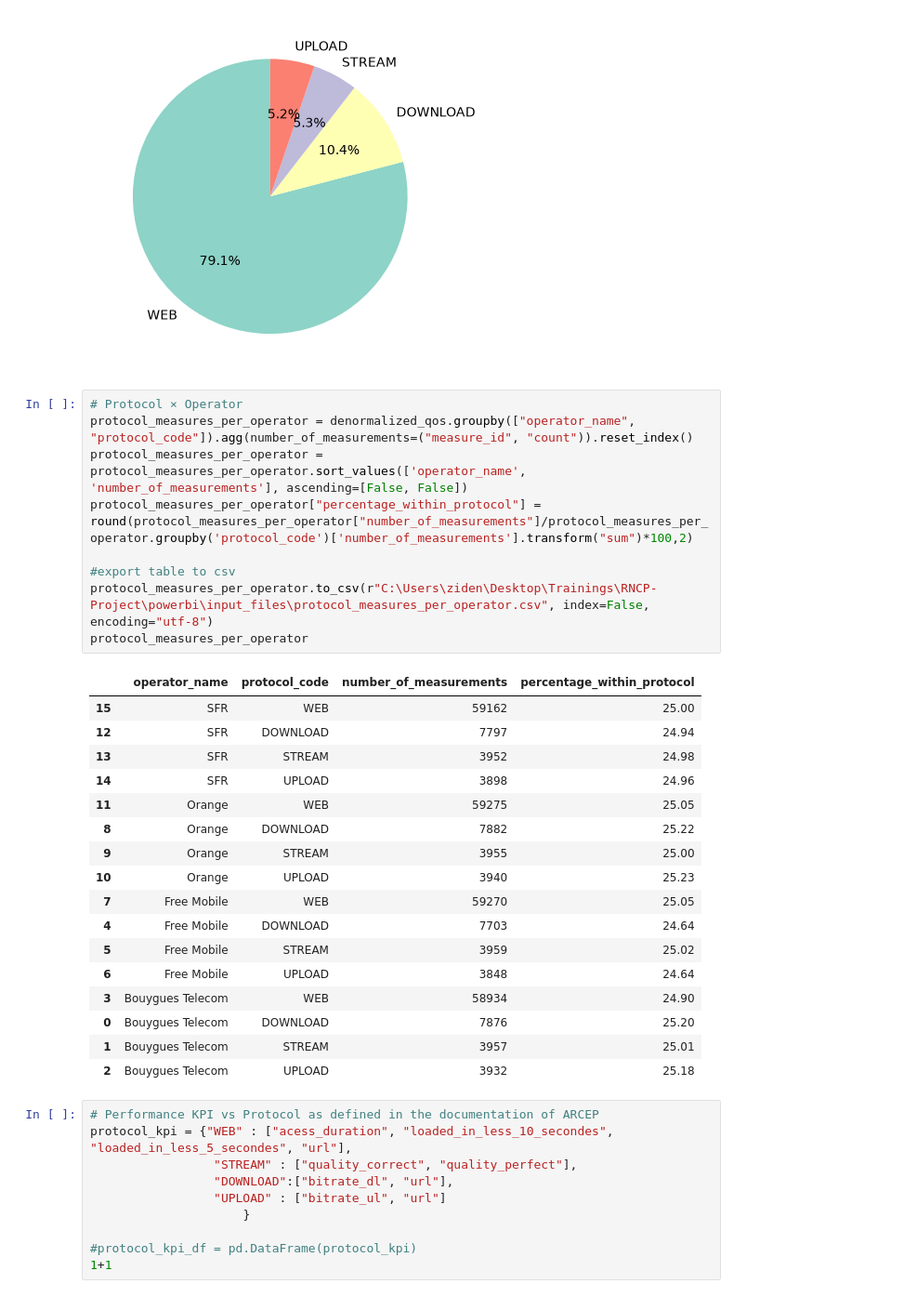
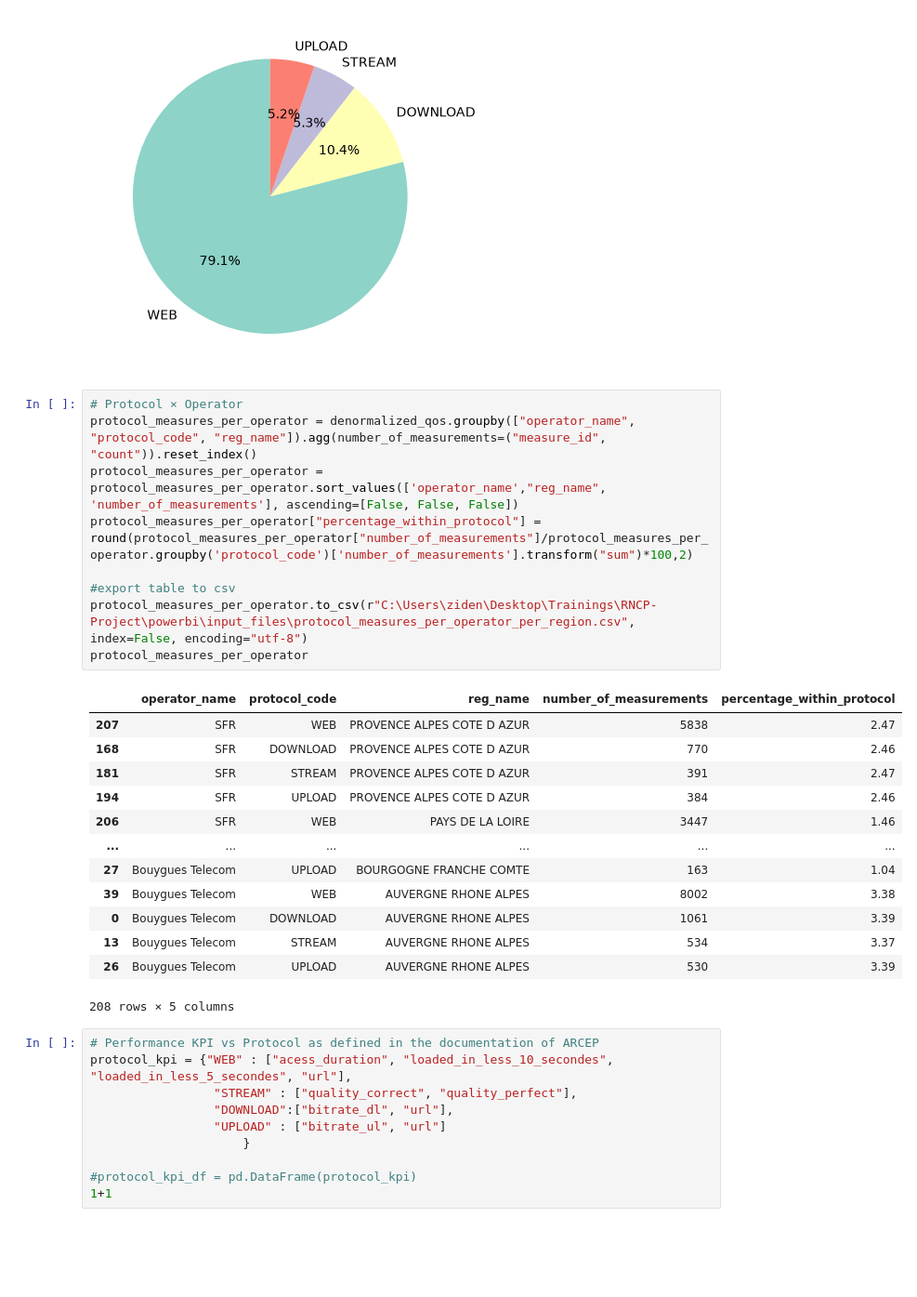
Before and after one commit to zidene306/RNCP-Project, a Jupyter notebook: notebooks/eda_and_insights.ipynb, the cells around one changed output. Shown at 93% size. Cells and saved outputs as stored; diff of their text form; blank space fills up the shorter version.

```diff
--- a/notebooks/eda_and_insights.ipynb
+++ b/notebooks/eda_and_insights.ipynb
@@ -73,31 +73,27 @@ Name: count, dtype: int64
 [figure]
 # %%
 # Protocol × Operator
-protocol_measures_per_operator = denormalized_qos.groupby(["operator_name", "protocol_code"]).agg(number_of_measurements=("measure_id", "count")).reset_index()
-protocol_measures_per_operator = protocol_measures_per_operator.sort_values(['operator_name', 'number_of_measurements'], ascending=[False, False])
+protocol_measures_per_operator = denormalized_qos.groupby(["operator_name", "protocol_code", "reg_name"]).agg(number_of_measurements=("measure_id", "count")).reset_index()
+protocol_measures_per_operator = protocol_measures_per_operator.sort_values(['operator_name',"reg_name", 'number_of_measurements'], ascending=[False, False, False])
 protocol_measures_per_operator["percentage_within_protocol"] = round(protocol_measures_per_operator["number_of_measurements"]/protocol_measures_per_operator.groupby('protocol_code')['number_of_measurements'].transform("sum")*100,2)
 
 #export table to csv
-protocol_measures_per_operator.to_csv(r"C:\Users\ziden\Desktop\Trainings\RNCP-Project\powerbi\input_files\protocol_measures_per_operator.csv", index=False, encoding="utf-8")
+protocol_measures_per_operator.to_csv(r"C:\Users\ziden\Desktop\Trainings\RNCP-Project\powerbi\input_files\protocol_measures_per_operator_per_region.csv", index=False, encoding="utf-8")
 protocol_measures_per_operator
 # %% [output]
-|  | operator_name | protocol_code | number_of_measurements | percentage_within_protocol |
-| 15 | SFR | WEB | 59162 | 25.00 |
-| 12 | SFR | DOWNLOAD | 7797 | 24.94 |
-| 13 | SFR | STREAM | 3952 | 24.98 |
-| 14 | SFR | UPLOAD | 3898 | 24.96 |
-| 11 | Orange | WEB | 59275 | 25.05 |
-| 8 | Orange | DOWNLOAD | 7882 | 25.22 |
-| 9 | Orange | STREAM | 3955 | 25.00 |
-| 10 | Orange | UPLOAD | 3940 | 25.23 |
-| 7 | Free Mobile | WEB | 59270 | 25.05 |
-| 4 | Free Mobile | DOWNLOAD | 7703 | 24.64 |
-| 5 | Free Mobile | STREAM | 3959 | 25.02 |
-| 6 | Free Mobile | UPLOAD | 3848 | 24.64 |
-| 3 | Bouygues Telecom | WEB | 58934 | 24.90 |
-| 0 | Bouygues Telecom | DOWNLOAD | 7876 | 25.20 |
-| 1 | Bouygues Telecom | STREAM | 3957 | 25.01 |
-| 2 | Bouygues Telecom | UPLOAD | 3932 | 25.18 |
+|  | operator_name | protocol_code | reg_name | number_of_measurements | percentage_within_protocol |
+| 207 | SFR | WEB | PROVENCE ALPES COTE D AZUR | 5838 | 2.47 |
+| 168 | SFR | DOWNLOAD | PROVENCE ALPES COTE D AZUR | 770 | 2.46 |
+| 181 | SFR | STREAM | PROVENCE ALPES COTE D AZUR | 391 | 2.47 |
+| 194 | SFR | UPLOAD | PROVENCE ALPES COTE D AZUR | 384 | 2.46 |
+| 206 | SFR | WEB | PAYS DE LA LOIRE | 3447 | 1.46 |
+| ... | ... | ... | ... | ... | ... |
+| 27 | Bouygues Telecom | UPLOAD | BOURGOGNE FRANCHE COMTE | 163 | 1.04 |
+| 39 | Bouygues Telecom | WEB | AUVERGNE RHONE ALPES | 8002 | 3.38 |
+| 0 | Bouygues Telecom | DOWNLOAD | AUVERGNE RHONE ALPES | 1061 | 3.39 |
+| 13 | Bouygues Telecom | STREAM | AUVERGNE RHONE ALPES | 534 | 3.37 |
+| 26 | Bouygues Telecom | UPLOAD | AUVERGNE RHONE ALPES | 530 | 3.39 |
+208 rows × 5 columns
 # %%
 # Performance KPI vs Protocol as defined in the documentation of ARCEP
 protocol_kpi = {"WEB" : ["acess_duration", "loaded_in_less_10_secondes", "loaded_in_less_5_secondes", "url"],
```
Also changed, not shown: 13 other files.
